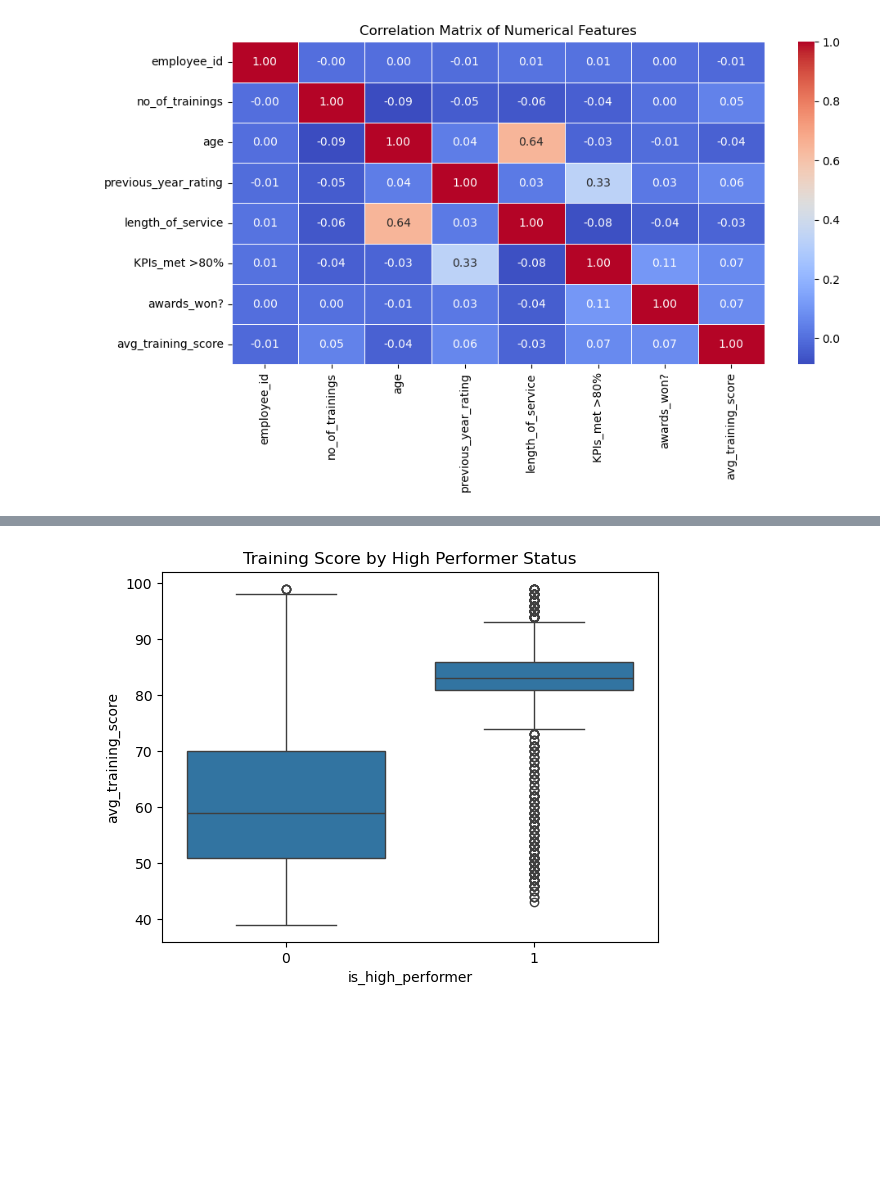
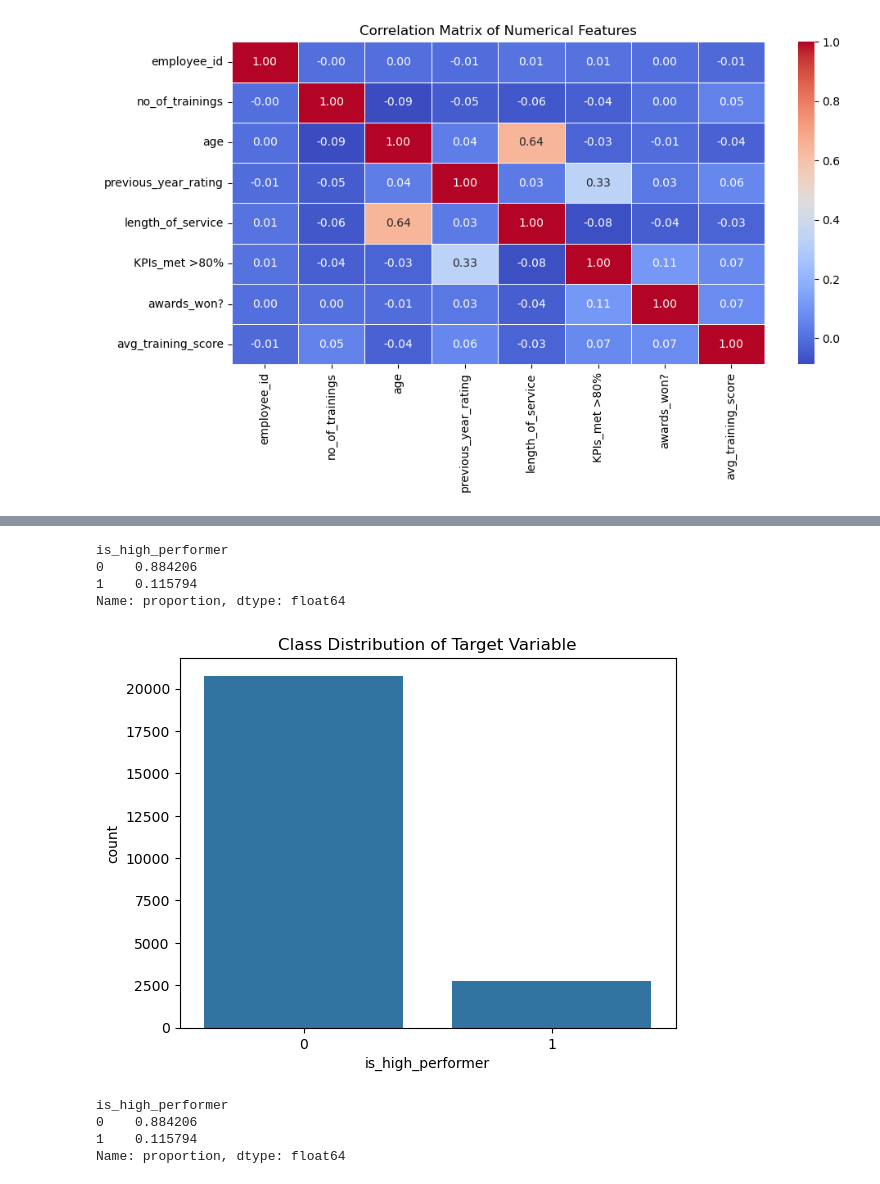
Before and after one commit to Mathew-97/Employees-Performance-Case-Study, a Jupyter notebook: Employees Performance Case Study.ipynb, the cells around one changed output, grey strips where cells are left out. Saved outputs shown, nothing was run; the diff lists cells and outputs as text; code cells hidden in the pictures; blank space fills up the shorter version.

```diff
--- a/Employees Performance Case Study.ipynb
+++ b/Employees Performance Case Study.ipynb
@@ -275,6 +122,0 @@ Number of outliers in 'avg_training_score': 0
-# %%
-df['no_of_trainings'] = np.where(df['no_of_trainings'] > 5, 5, df['no_of_trainings'])
-# %%
-df['length_of_service'] = np.log1p(df['length_of_service'])
-# %%
-df['age'] = np.where(df['age'] > 60, 60, df['age'])
@@ -313,7 +123,27 @@ plt.show()
-# %%
-# Compare avg score between high and non-high performers
-sns.boxplot(x='is_high_performer', y='avg_training_score', data=df)
-plt.title('Training Score by High Performer Status')
-plt.show()
-# %% [output]
-[figure, removed]
+# %%
+df['is_high_performer'] = (
+    ((df['KPIs_met >80%'] == 1) & (df['avg_training_score'] >= 75)) |
+    (df['awards_won?'] == 1)
+).astype(int)
+# %%
+df['is_high_performer'].value_counts(normalize=True)
+# %% [output]
+is_high_performer
+0    0.884206
+1    0.115794
+Name: proportion, dtype: float64
+# %%
+import seaborn as sns
+import matplotlib.pyplot as plt
+
+sns.countplot(x='is_high_performer', data=df)
+plt.title("Class Distribution of Target Variable")
+plt.show()
+
+df['is_high_performer'].value_counts(normalize=True)
+# %% [output]
+[figure, added]
+is_high_performer
+0    0.884206
+1    0.115794
+Name: proportion, dtype: float64
```
Also changed, not shown: parts of 35 cells of this notebook.
